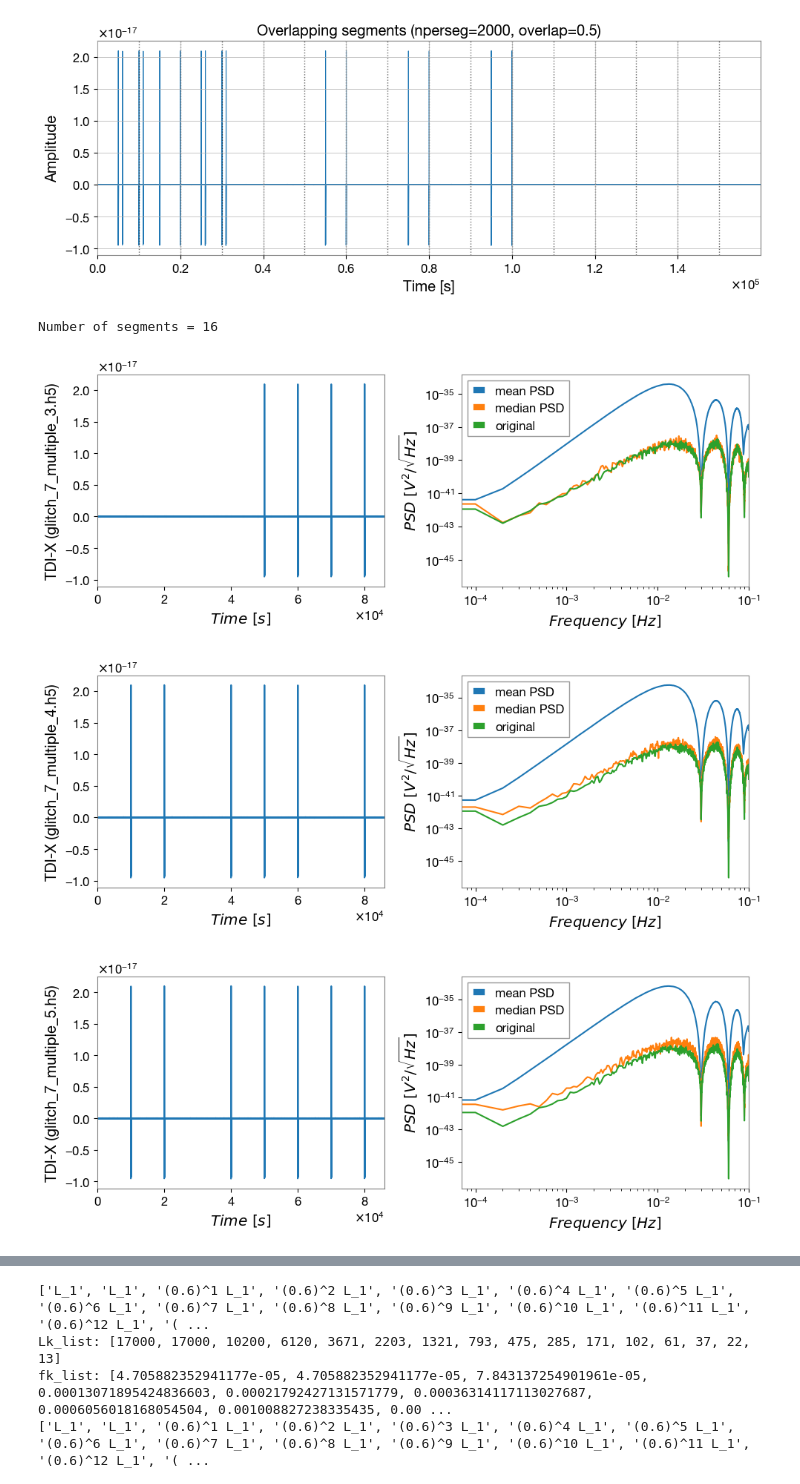
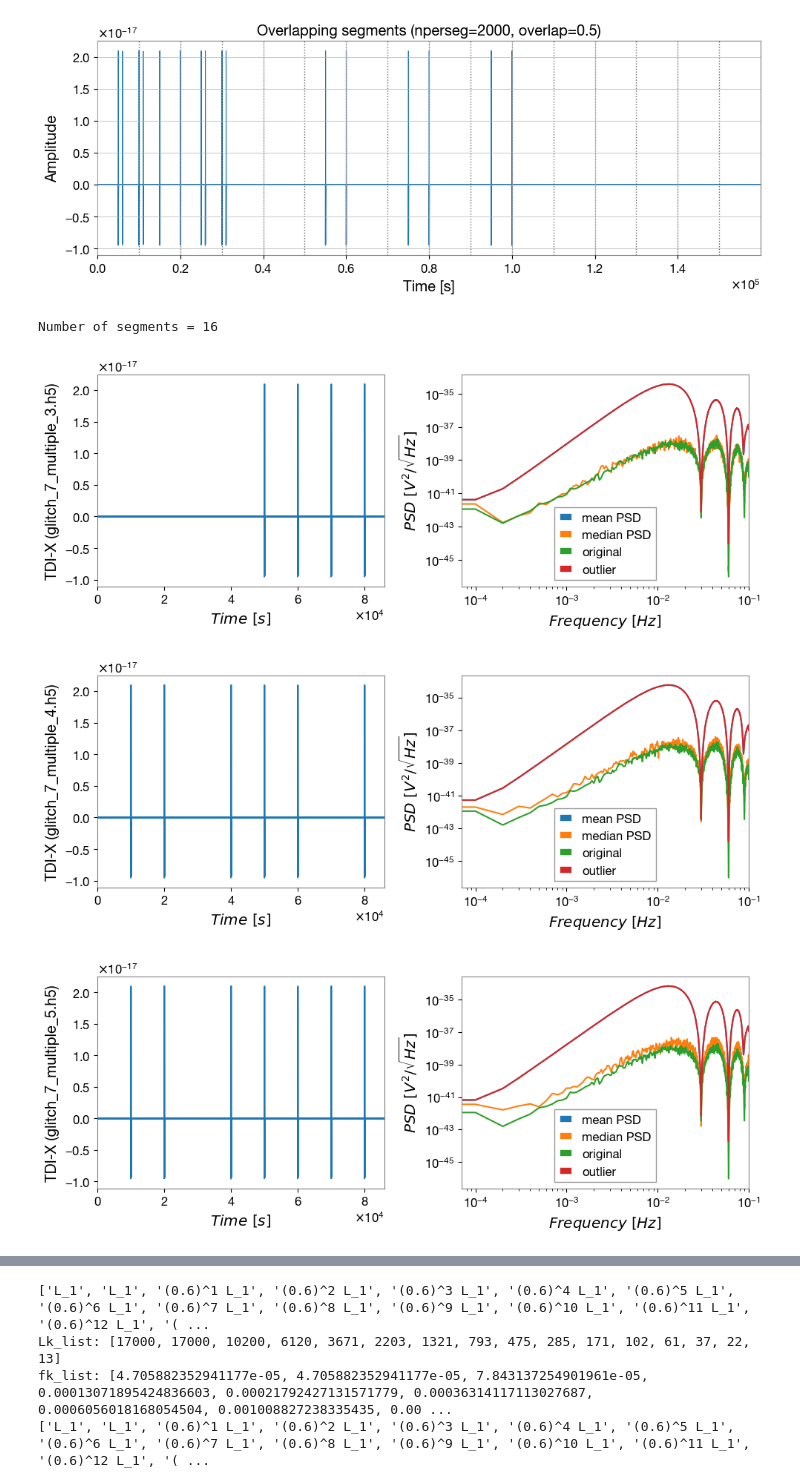
Before and after one commit to AkmDgreat/AkshatLISA, a Jupyter notebook: AkshatLISA/notebooks/injectingGlitchesToPsds.ipynb, the cells around one changed output, grey strips where cells are left out. Cells and saved outputs as stored; diff of their text form; code cells hidden in the pictures.

```diff
--- a/AkshatLISA/notebooks/injectingGlitchesToPsds.ipynb
+++ b/AkshatLISA/notebooks/injectingGlitchesToPsds.ipynb
@@ -677,35 +677,42 @@ for fname in file_list:
     idx     = nperseg / delta_t
 
     # compute mean‐PSD (and print # segments)
     f_mean, psd_mean, _, nseg = wosa(
         x=data,
         fs=fs,
         nperseg=nperseg,
         method="mean"
     )
 
     # compute median‐PSD
     f_median, psd_median, _, _ = wosa(
         x=data,
         fs=fs,
         nperseg=nperseg,
         method="median"
     )
 
+    f_out, psd_out, _, _ = wosa(
+        x=data,
+        fs=fs,
+        nperseg=nperseg,
+        method="outlier_rejection"
+    )
+
     # plot all three curves (assuming psd_orig is defined)
     plot(
         data=data,
         t=t,
         f=f_mean,
-        psd=[psd_mean, psd_median, psd_orig],
-        labels=["mean PSD", "median PSD", "original"],
+        psd=[psd_mean, psd_median, psd_orig, psd_out],
+        labels=["mean PSD", "median PSD", "original", "outlier"],
         title=f"TDI-X ({fname})",
         f_lims=[f_mean[0], f_mean[-1]]
     )
 
 print(f"Number of segments = {nseg[0]}")
 # %% [output]
 Number of segments = 16
-[figure, old version]
+[figure, new version]
-[figure, old version]
+[figure, new version]
-[figure, old version]
+[figure, new version]
```
Also changed, not shown: parts of 2 cells of this notebook, 5 other files.
